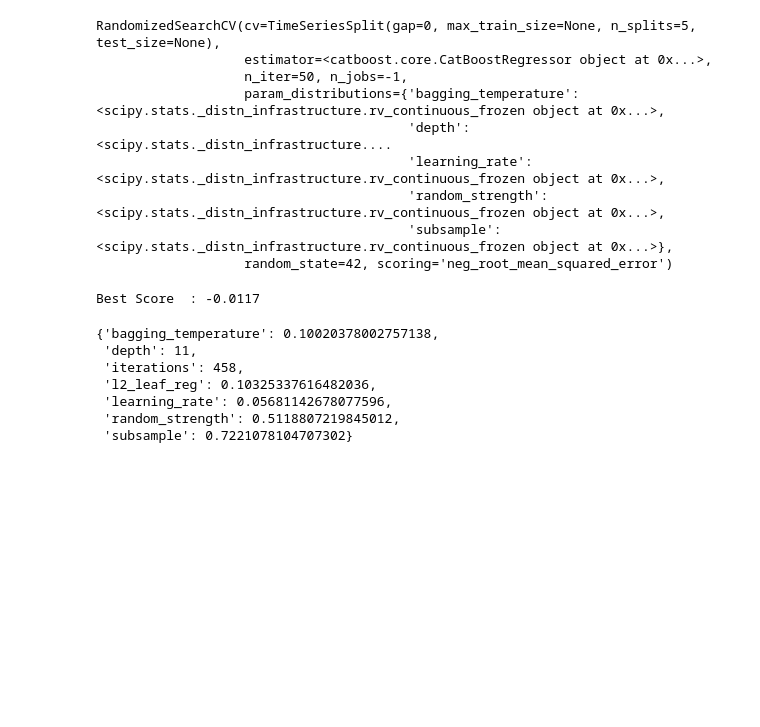
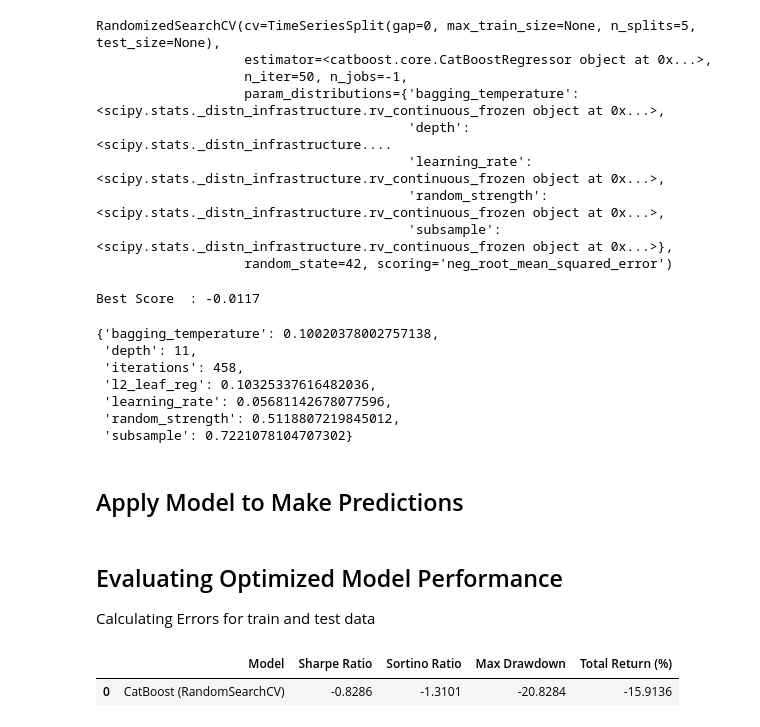
Before and after one commit to tshihab07/gold-price-forecasting, a Jupyter notebook: notebookes/model_CatBoost.ipynb, the cells around one changed output. Saved outputs shown, nothing was run; the diff lists cells and outputs as text; code cells hidden in the pictures; blank space fills up the shorter version.

```diff
--- a/notebookes/model_CatBoost.ipynb
+++ b/notebookes/model_CatBoost.ipynb
@@ -474,3 +474,5 @@ Best Score  : -0.0117
  'learning_rate': 0.05681142678077596,
  'random_strength': 0.5118807219845012,
  'subsample': 0.7221078104707302}
+# %% [markdown]
+## Apply Model to Make Predictions
@@ -476,0 +483,3 @@ Best Score  : -0.0117
+# %% [markdown]
+## Evaluating Optimized Model Performance
+Calculating Errors for train and test data
@@ -476,0 +494,8 @@ Best Score  : -0.0117
+# %%
+# calcluate financial metrics of test data for RandomSearch model
+fin_random = Evaluator.financial_metrics('CatBoost (RandomSearchCV)', y_test, y_test_pred_random)
+
+display(fin_random)
+# %% [output]
+|  | Model | Sharpe Ratio | Sortino Ratio | Max Drawdown | Total Return (%) |
+| 0 | CatBoost (RandomSearchCV) | -0.8286 | -1.3101 | -20.8284 | -15.9136 |
```
Also changed, not shown: parts of 4 cells of this notebook.
